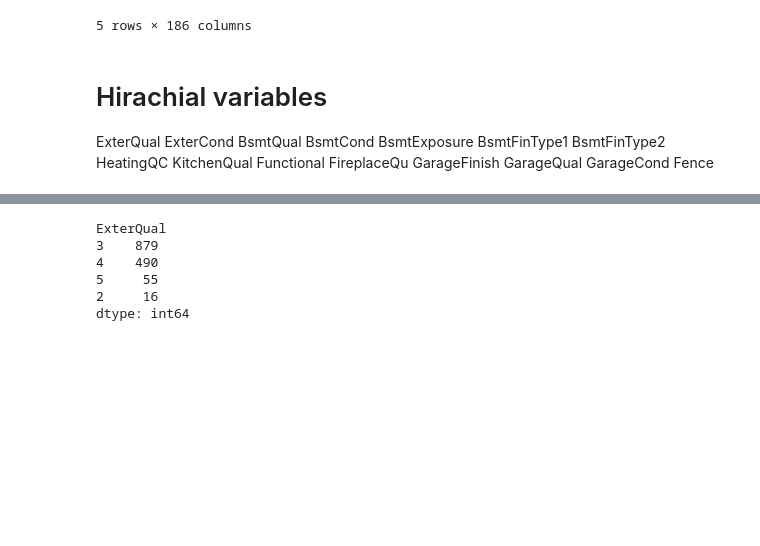
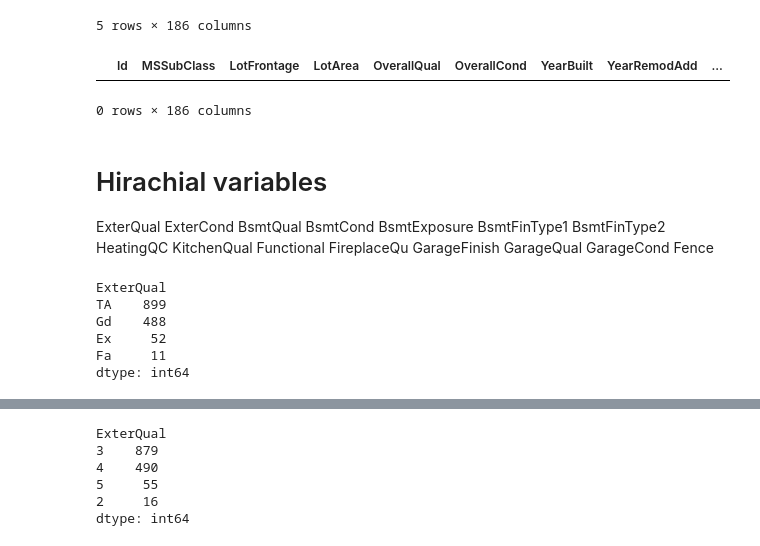
Before and after one commit to lguloy/House-Pricing-Predictions, a Jupyter notebook: test_cleaning.ipynb, the cells around one changed output, grey strips where cells are left out. Cells and saved outputs as stored; diff of their text form; code cells hidden in the pictures; blank space fills up the shorter version.

```diff
--- a/test_cleaning.ipynb
+++ b/test_cleaning.ipynb
@@ -75,6 +55,36 @@ test_df.head()
 | 3 | 1464 | 60 | 78.0 | 9978 | 6 | 6 | 1998 | 1998 | ... |
 | 4 | 1465 | 120 | 43.0 | 5005 | 8 | 5 | 1992 | 1992 | ... |
 5 rows × 186 columns
+# %%
+test_df.LotFrontage.fillna(0, inplace=True)
+# %%
+test_df[test_df.LotFrontage.isnull()]
+# %% [output]
+|  | Id | MSSubClass | LotFrontage | LotArea | OverallQual | OverallCond | YearBuilt | YearRemodAdd | ... |
+0 rows × 186 columns
 # %% [markdown]
 # Hirachial variables
-ExterQual ExterCond BsmtQual BsmtCond BsmtExposure BsmtFinType1 BsmtFinType2 HeatingQC KitchenQual Functional FireplaceQu GarageFinish GarageQual GarageCond Fence
+ExterQual
+ExterCond
+BsmtQual
+BsmtCond
+BsmtExposure
+BsmtFinType1
+BsmtFinType2
+HeatingQC
+KitchenQual
+Functional
+FireplaceQu
+GarageFinish
+GarageQual
+GarageCond
+Fence
+# %%
+test_df.value_counts('ExterQual')
+# %% [output]
+ExterQual
+TA    899
+Gd    488
+Ex     52
+Fa     11
+dtype: int64
```
Also changed, not shown: parts of 67 cells of this notebook, 1 other file.
